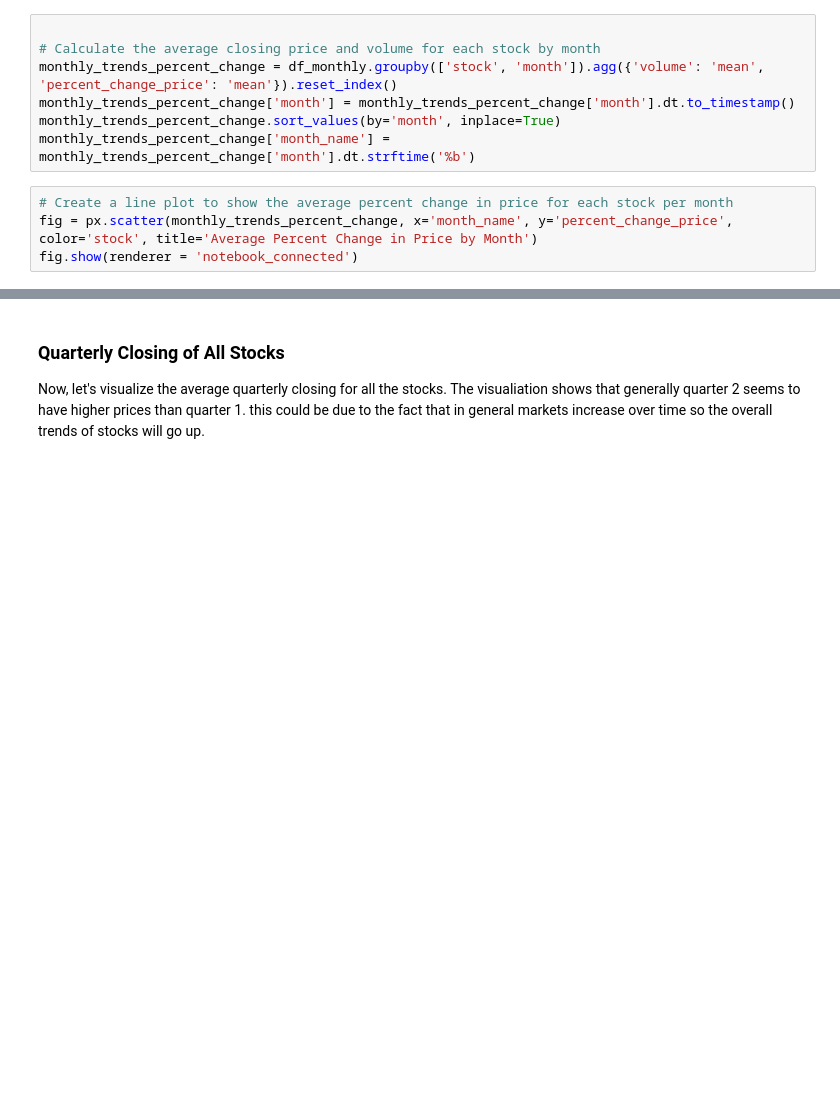
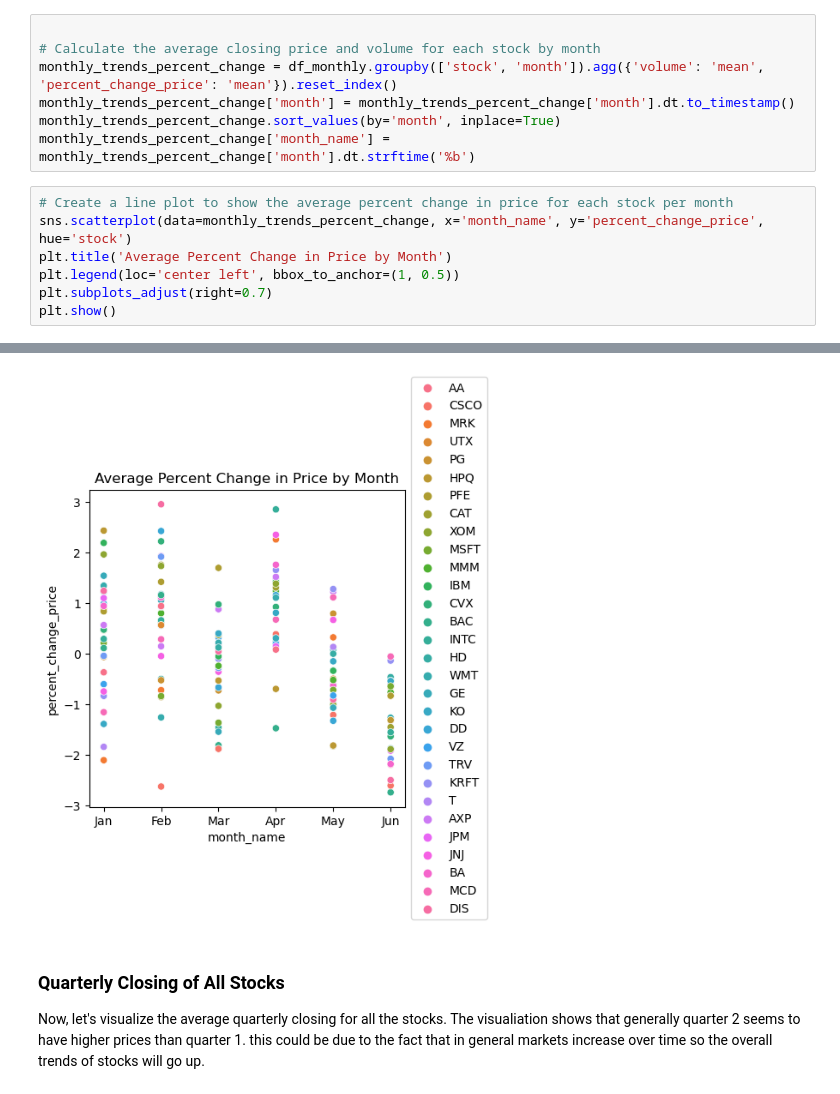
Before and after one commit to BigSuj/Stock_Data_EDA, a Jupyter notebook: EDA_notebook.ipynb, the cells around one changed output, grey strips where cells are left out. Saved outputs shown, nothing was run; the diff lists cells and outputs as text; blank space fills up the shorter version.

```diff
--- a/EDA_notebook.ipynb
+++ b/EDA_notebook.ipynb
@@ -180,6 +184,9 @@ monthly_trends_percent_change.sort_values(by='month', inplace=True)
 monthly_trends_percent_change['month_name'] = monthly_trends_percent_change['month'].dt.strftime('%b')
 # %%
 # Create a line plot to show the average percent change in price for each stock per month
-fig = px.scatter(monthly_trends_percent_change, x='month_name', y='percent_change_price', color='stock', title='Average Percent Change in Price by Month')
-fig.show(renderer = 'notebook_connected')
+sns.scatterplot(data=monthly_trends_percent_change, x='month_name', y='percent_change_price', hue='stock')
+plt.title('Average Percent Change in Price by Month')
+plt.legend(loc='center left', bbox_to_anchor=(1, 0.5))
+plt.subplots_adjust(right=0.7)
+plt.show()
 # %% [output]
@@ -187,3 +193,4 @@ fig.show(renderer = 'notebook_connected')
+[figure, added]
 # %% [markdown]
 ### Quarterly Closing of All Stocks
 
```
Also changed, not shown: parts of 6 cells of this notebook.
